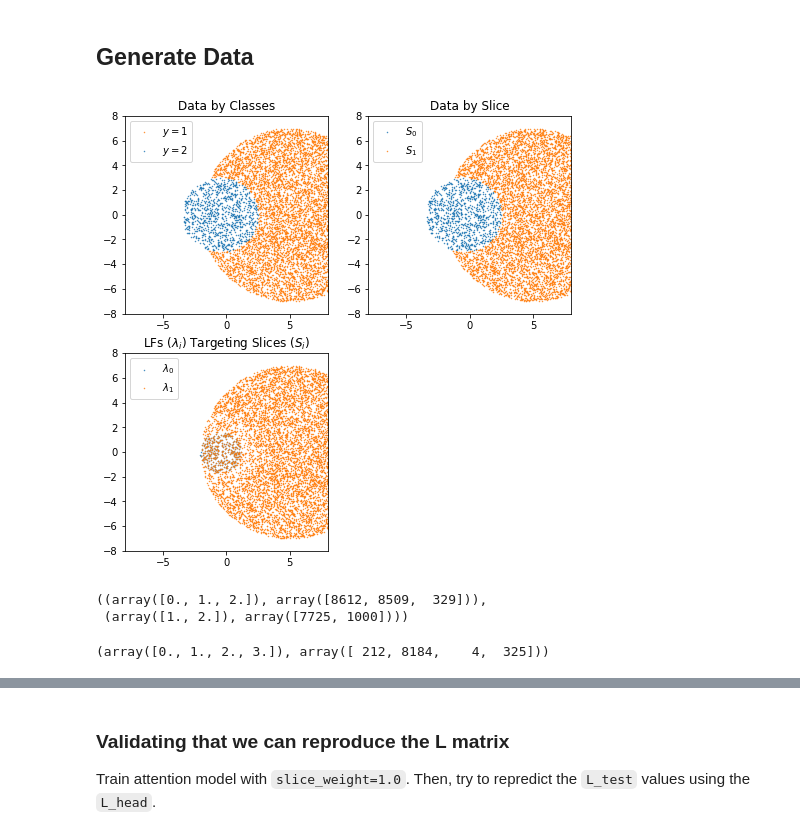
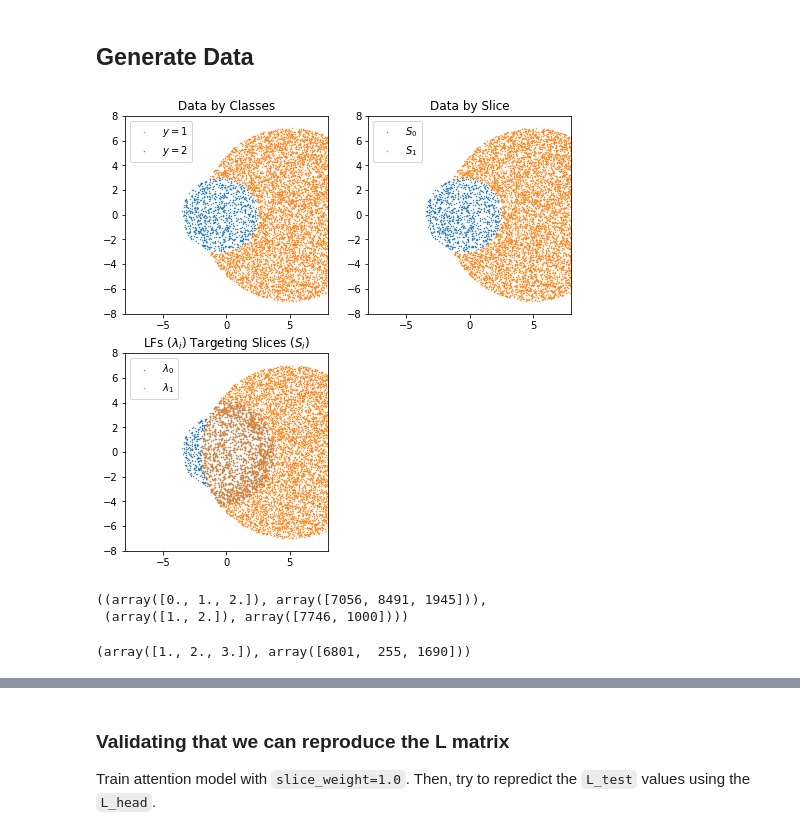
Before and after one commit to tsy935/metal, a Jupyter notebook: metal/contrib/slicing/synthetics/synthetics-sandbox.ipynb, the cells around one changed output, grey strips where cells are left out. Drawn from its saved outputs; the diff is of its cells as text; code cells hidden in the pictures.

```diff
--- a/metal/contrib/slicing/synthetics/synthetics-sandbox.ipynb
+++ b/metal/contrib/slicing/synthetics/synthetics-sandbox.ipynb
@@ -35,28 +38,32 @@ def generate_uniform_circle_data(n, center, radius):
     y = length * np.sin(angle) + center[1]
     return np.vstack((x, y)).T
 
-
 def get_circle_idx(X, center, radius):
     h, k = center
     idx = np.sqrt((X[:, 0] - h) ** 2 + (X[:, 1] - k) ** 2) < radius
     return idx
 
-def radius_for_lf_recall(target_recall, slice_radius):
+def radius_for_lf_metric(target_val, slice_radius, metric=None):
     assert isinstance(slice_radius, int) or isinstance(slice_radius, float)
-    return np.sqrt(target_recall * (slice_radius**2))
+
+    if metric == 'recall':
+        return np.sqrt(target_val * (slice_radius**2))
+    elif metric == 'precision':
+        return np.sqrt((slice_radius**2) / target_val)
+    else:
+        return slice_radius
 # %%
-from synthetics_utils import shuffle_matrices
+from synthetics_utils import shuffle_matrices, lf_circ_idx_for_slice_precision
 
 config = {
- 'N': 10000,
- 'mus': np.array([[-0.5,  0], [5, 0]]),
- 'variances': [3, 7],
+    'N': 10000,
+    'mus': np.array([[-0.5,  0], [5, 0]]),
+    'variances': [3, 7],
 #  'mus': np.array([[0.5,  0], [5, 0]]),
 #  'variances': [2.2, 7],
- 'labels': [2, 1],
- 'props': [0.1, 0.9],
- 'lf_recalls': [1.0, 1.0],
- 'mv_normal': False
+    'labels': [2, 1],
+    'props': [0.1, 0.9],
+    'lf_metrics': [('recall', 1.0), ('recall', 1.0)],
 }
 
 def generate_simple_data(config, x_var=None, x_val=None, verbose=False, return_overlap=False):
@@ -65,11 +72,23 @@ def generate_simple_data(config, x_var=None, x_val=None, verbose=False, return_o
     class_props = config['props']
     N = config['N']
     labels = config['labels']
-    lf_recalls = config['lf_recalls']
+    lf_metrics = config['lf_metrics']
 
     # overwrite recall value for head lf
-    if x_var == 'cov.recall':
-        lf_recalls[0] = x_val
+    if x_var == 'slice_proportion': # slice proportion
+        class_props[0] = x_val
+        class_props[1] = 1 - x_val
+
+    elif x_var == 'head_recall':
+        target_metric = 'recall'
+        lf_metrics[0] = ('recall', x_val)
+
+    # override head precision value
+#     head_precision_override = None
+    if x_var == 'head_precision':
+        target_metric = 'precision'
+#         head_precision_override = x_val
+        lf_metrics[0] = ('precision', x_val)
 
     # Set slice 1
     n_per_slice = [int(N*prop) for prop in class_props]
@@ -105,47 +124,61 @@ def generate_simple_data(config, x_var=None, x_val=None, verbose=False, return_o
     # generate label matrix
     L = np.zeros((sum(n_per_slice), 2))
 
-    # set LF0
+    # set LF0 to target slice 0
+    lf0_target_metric, lf0_target_value = lf_metrics[0]
     lf_0_idx = get_circle_idx(
         X,
         tuple(centers[0]),
-        radius_for_lf_recall(lf_recalls[0], radii[0])
+        radius_for_lf_metric(lf0_target_value, radii[0], metric=lf0_target_metric)
     )
+
+#     if head_precision_override:
+#         lf_0_idx = lf_circ_idx_for_slice_precision(
+#             x_val, X, C==0, tuple(centers[0]), radii[0], verbose=True
+#         )
+
     L[lf_0_idx, 0] = labels[0]
 
-    # set LF1 to perfectly target slice
+    # set LF1 to target slice 1
+    lf1_target_metric, lf1_target_value = lf_metrics[1]
     lf_1_idx = get_circle_idx(
         X,
         tuple(centers[1]),
-        radius_for_lf_recall(lf_recalls[1], radii[1])
+        radius_for_lf_metric(lf1_target_value, radii[1], metric=lf1_target_metric)
     )
+
     L[lf_1_idx, 1] = labels[1]
 
     overlap_idx = np.logical_and(lf_0_idx, lf_1_idx)
 
     if return_overlap:
         return X, Y, C, L, overlap_idx
 
     return X, Y, C, L
 
+X, Y, C, L, overlap_idx = generate_simple_data(
+    config,
+    x_var='head_precision',
+    x_val=0.5,
+    return_overlap=True
+)
 
-X, Y, C, L, overlap_idx = generate_simple_data(config, x_var='cov.recall', x_val=0.3, return_overlap=True)
 # mask = C==1
 mask = overlap_idx
 # X = X[mask]
 # Y = Y[mask]
 # L = L[mask]
 # C = C[mask]
 
 visualize_data(X, Y, C, L)
 # %% [output]
-[figure, old version]
+[figure, new version]
 # %%
 np.unique(L, return_counts=True), np.unique(Y, return_counts=True)
 # %% [output]
-((array([0., 1., 2.]), array([8612, 8509,  329])),
- (array([1., 2.]), array([7725, 1000])))
+((array([0., 1., 2.]), array([7056, 8491, 1945])),
+ (array([1., 2.]), array([7746, 1000])))
 # %%
 np.unique(L.sum(axis=1), return_counts=True)
 # %% [output]
-(array([0., 1., 2., 3.]), array([ 212, 8184,    4,  325]))
+(array([1., 2., 3.]), array([6801,  255, 1690]))
```
Also changed, not shown: parts of 18 cells of this notebook, 2 other files.
